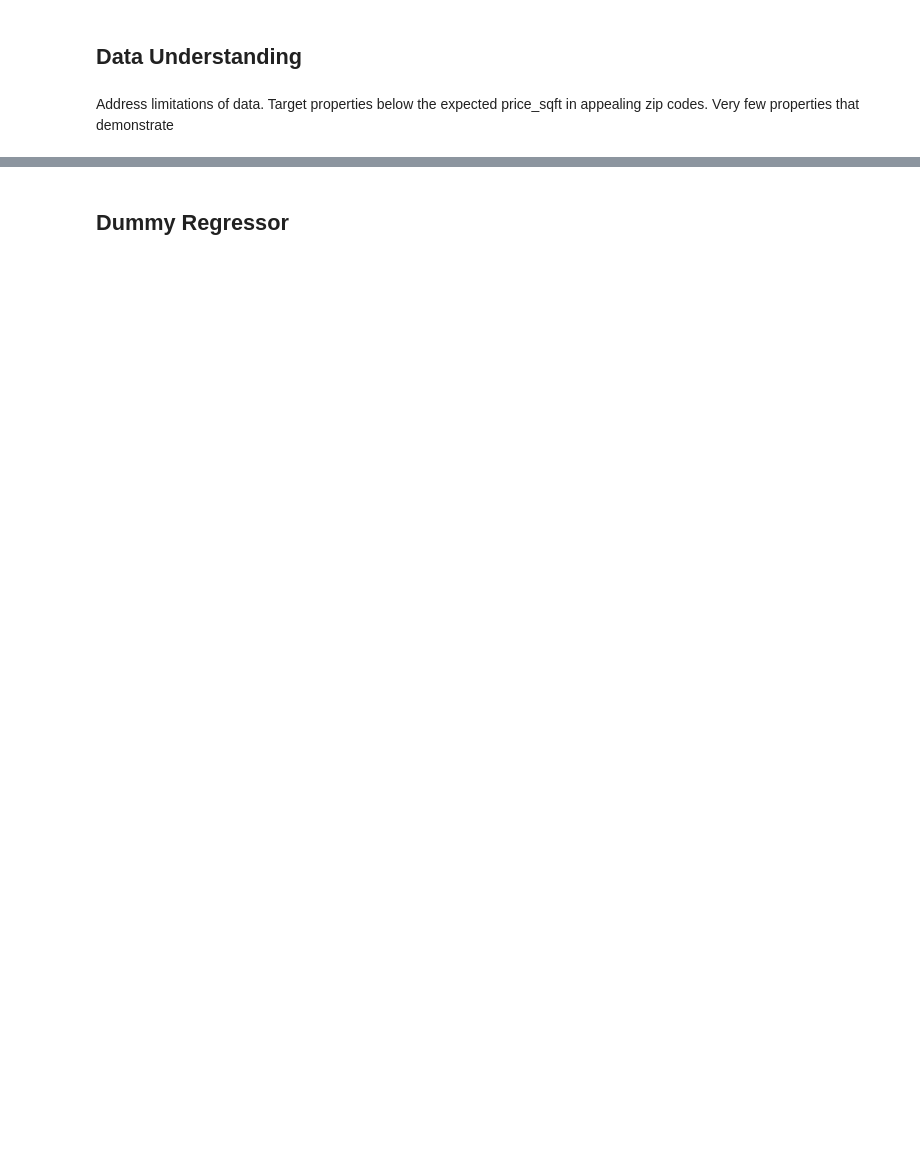
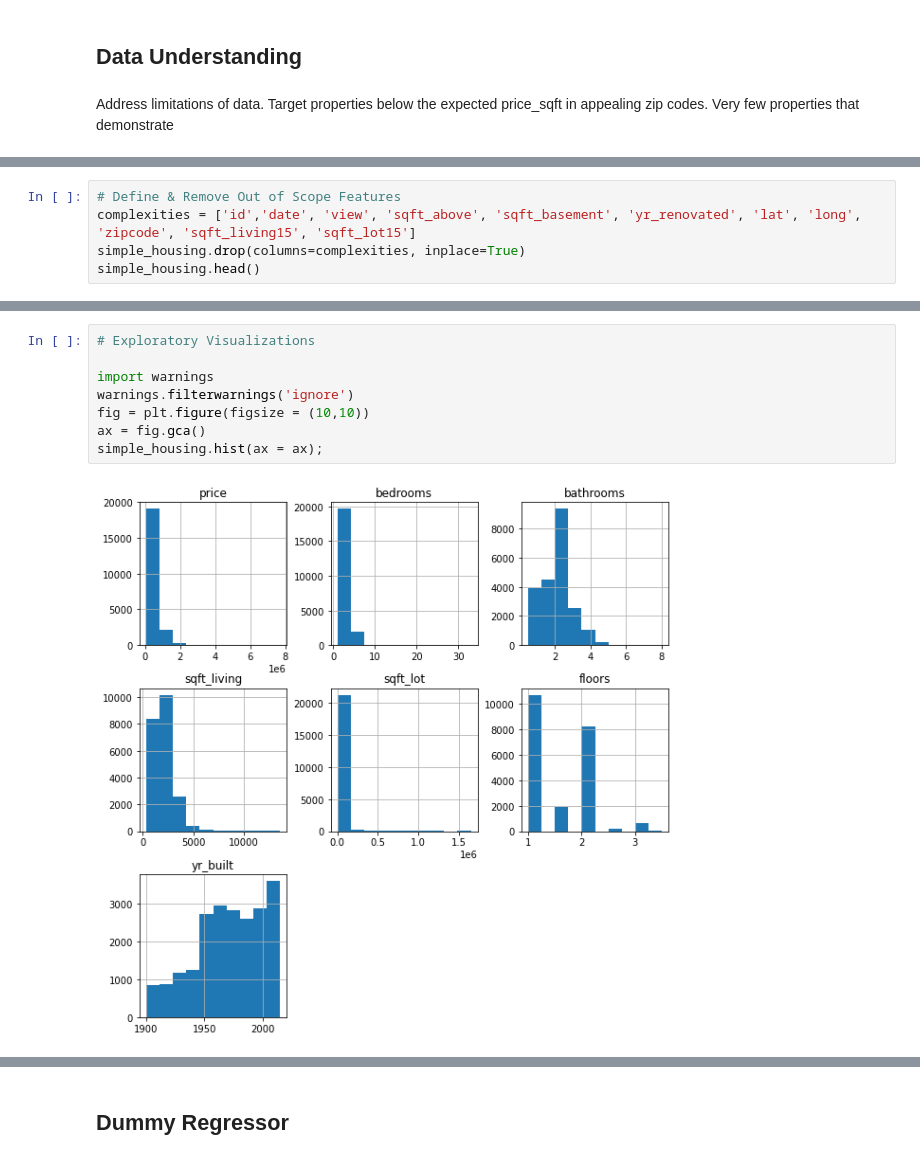
Before and after one commit to ThomasHChapman/P2-SeattleHousing, a Jupyter notebook: working_notebooks/tom_working.ipynb, the cells around one changed output, grey strips where cells are left out. Cells and saved outputs as stored; diff of their text form; blank space fills up the shorter version.

Commit message:
first simple model

```diff
--- a/working_notebooks/tom_working.ipynb
+++ b/working_notebooks/tom_working.ipynb
@@ -173,0 +41,5 @@ kc_encoded.to_csv('../data/kc_encoded.csv')
+# %%
+# Define & Remove Out of Scope Features
+complexities = ['id','date', 'view', 'sqft_above', 'sqft_basement', 'yr_renovated', 'lat', 'long', 'zipcode', 'sqft_living15', 'sqft_lot15']
+simple_housing.drop(columns=complexities, inplace=True)
+simple_housing.head()
@@ -173,0 +53,10 @@ kc_encoded.to_csv('../data/kc_encoded.csv')
+# %%
+# Exploratory Visualizations
+
+import warnings
+warnings.filterwarnings('ignore')
+fig = plt.figure(figsize = (10,10))
+ax = fig.gca()
+simple_housing.hist(ax = ax);
+# %% [output]
+[figure, added]
```
Also changed, not shown: parts of 107 cells of this notebook.
